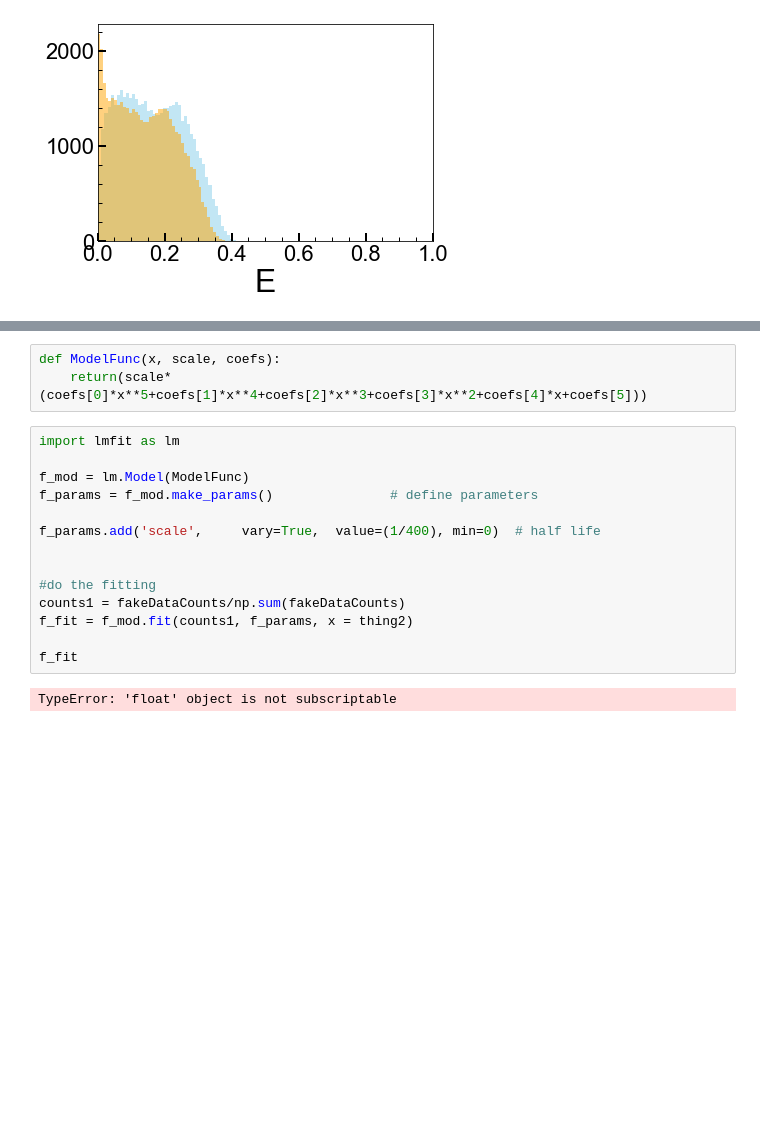
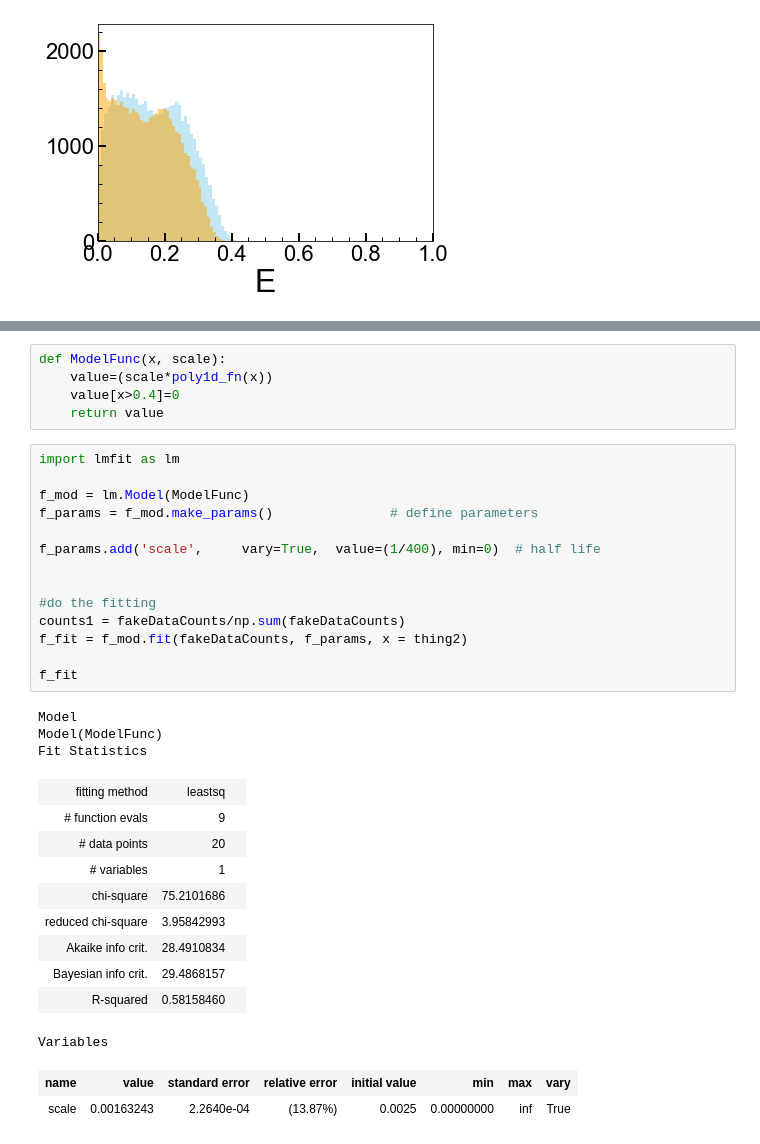
Before and after one commit to villano-lab/thermal-flux_paper2023, a Jupyter notebook: DAMIC/preliminary_plots.ipynb, the cells around one changed output, grey strips where cells are left out. Cells and saved outputs as stored; diff of their text form; blank space fills up the shorter version.

```diff
--- a/DAMIC/preliminary_plots.ipynb
+++ b/DAMIC/preliminary_plots.ipynb
@@ -842,20 +841,36 @@ plt.show()
 [figure]
 # %%
-def ModelFunc(x, scale, coefs):
-    return(scale*(coefs[0]*x**5+coefs[1]*x**4+coefs[2]*x**3+coefs[3]*x**2+coefs[4]*x+coefs[5]))
+def ModelFunc(x, scale):
+    value=(scale*poly1d_fn(x))
+    value[x>0.4]=0
+    return value
 # %%
 import lmfit as lm
 
 f_mod = lm.Model(ModelFunc)
 f_params = f_mod.make_params()               # define parameters
 
 f_params.add('scale',     vary=True,  value=(1/400), min=0)  # half life
 
 
 #do the fitting
 counts1 = fakeDataCounts/np.sum(fakeDataCounts)
-f_fit = f_mod.fit(counts1, f_params, x = thing2)
+f_fit = f_mod.fit(fakeDataCounts, f_params, x = thing2)
 
 f_fit
 # %% [output]
-TypeError: 'float' object is not subscriptable
+Model
+Model(ModelFunc)
+Fit Statistics
+| fitting method | leastsq |  |
+| # function evals | 9 |  |
+| # data points | 20 |  |
+| # variables | 1 |  |
+| chi-square | 75.2101686 |  |
+| reduced chi-square | 3.95842993 |  |
+| Akaike info crit. | 28.4910834 |  |
+| Bayesian info crit. | 29.4868157 |  |
+| R-squared | 0.58158460 |  |
+Variables
+| name | value | standard error | relative error | initial value | min | max | vary |
+| scale | 0.00163243 | 2.2640e-04 | (13.87%) | 0.0025 | 0.00000000 | inf | True |
```
Also changed, not shown: parts of 4 cells of this notebook.
